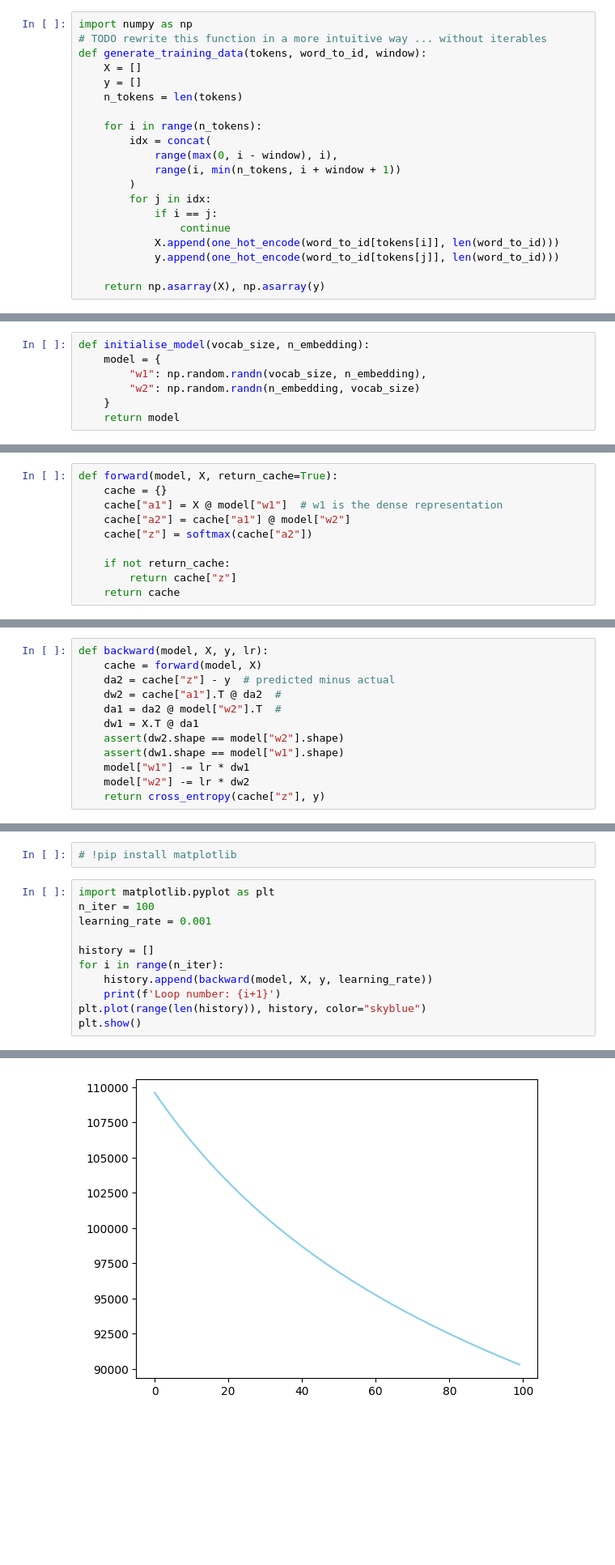
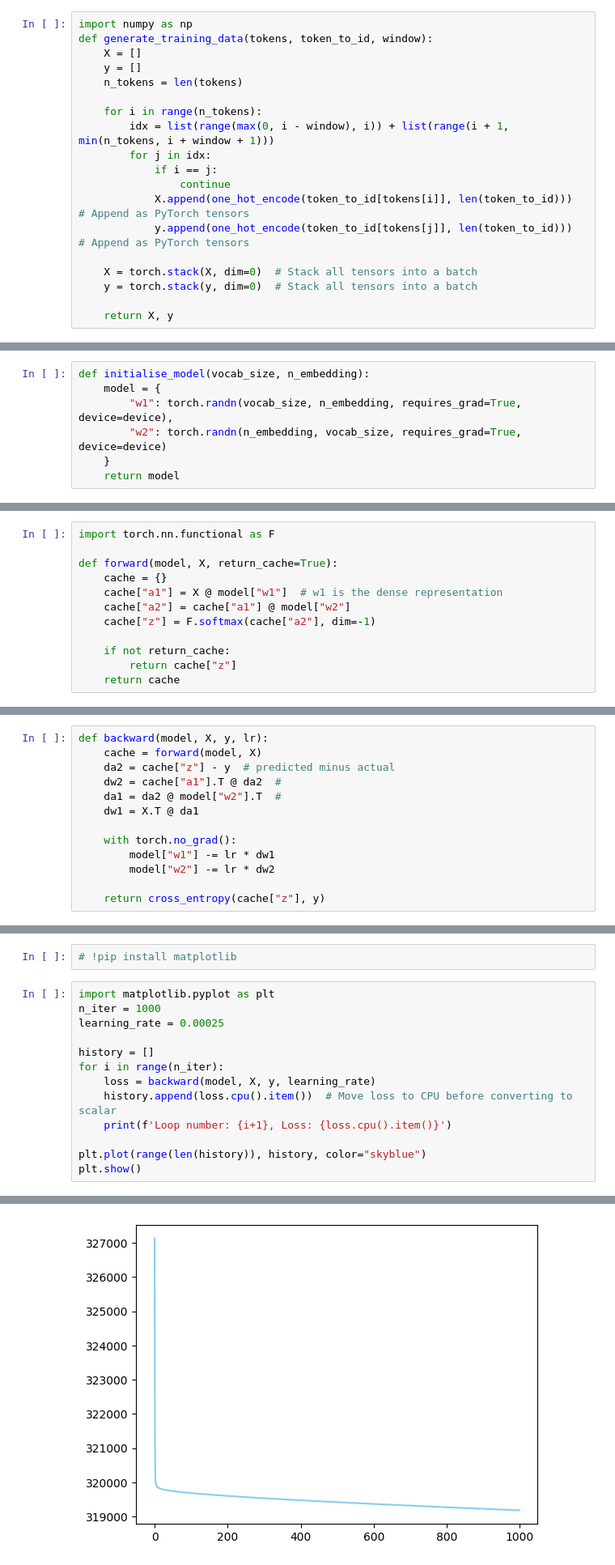
Before and after one commit to andrewvassili/embeddings, a Jupyter notebook: embeddings-from-scratch.ipynb, the cells around one changed output, grey strips where cells are left out. Shown at 81% size. Cells and saved outputs as stored; diff of their text form; blank space fills up the shorter version.

```diff
--- a/embeddings-from-scratch.ipynb
+++ b/embeddings-from-scratch.ipynb
@@ -64,41 +90,42 @@ def one_hot_encode(id, vocab_size):
 # !pip install numpy
 # %%
 import numpy as np
-# TODO rewrite this function in a more intuitive way ... without iterables
-def generate_training_data(tokens, word_to_id, window):
+def generate_training_data(tokens, token_to_id, window):
     X = []
     y = []
     n_tokens = len(tokens)
 
     for i in range(n_tokens):
-        idx = concat(
-            range(max(0, i - window), i),
-            range(i, min(n_tokens, i + window + 1))
-        )
+        idx = list(range(max(0, i - window), i)) + list(range(i + 1, min(n_tokens, i + window + 1)))
         for j in idx:
             if i == j:
                 continue
-            X.append(one_hot_encode(word_to_id[tokens[i]], len(word_to_id)))
-            y.append(one_hot_encode(word_to_id[tokens[j]], len(word_to_id)))
+            X.append(one_hot_encode(token_to_id[tokens[i]], len(token_to_id)))  # Append as PyTorch tensors
+            y.append(one_hot_encode(token_to_id[tokens[j]], len(token_to_id)))  # Append as PyTorch tensors
 
-    return np.asarray(X), np.asarray(y)
+    X = torch.stack(X, dim=0)  # Stack all tensors into a batch
+    y = torch.stack(y, dim=0)  # Stack all tensors into a batch
+
+    return X, y
 # %%
 X, y = generate_training_data(tokens, token_to_id, 3)
 # %%
 def initialise_model(vocab_size, n_embedding):
     model = {
-        "w1": np.random.randn(vocab_size, n_embedding),
-        "w2": np.random.randn(n_embedding, vocab_size)
+        "w1": torch.randn(vocab_size, n_embedding, requires_grad=True, device=device),
+        "w2": torch.randn(n_embedding, vocab_size, requires_grad=True, device=device)
     }
     return model
 # %%
 model = initialise_model(len(token_to_id), 15)
 # %%
+import torch.nn.functional as F
+
 def forward(model, X, return_cache=True):
     cache = {}
     cache["a1"] = X @ model["w1"]  # w1 is the dense representation
     cache["a2"] = cache["a1"] @ model["w2"]
-    cache["z"] = softmax(cache["a2"])
+    cache["z"] = F.softmax(cache["a2"], dim=-1)
 
     if not return_cache:
         return cache["z"]
@@ -117,10 +145,11 @@ def backward(model, X, y, lr):
     dw2 = cache["a1"].T @ da2  #
     da1 = da2 @ model["w2"].T  #
     dw1 = X.T @ da1
-    assert(dw2.shape == model["w2"].shape)
-    assert(dw1.shape == model["w1"].shape)
-    model["w1"] -= lr * dw1
-    model["w2"] -= lr * dw2
+
+    with torch.no_grad():
+        model["w1"] -= lr * dw1
+        model["w2"] -= lr * dw2
+
     return cross_entropy(cache["z"], y)
 # %%
 def cross_entropy(z, y):
@@ -129,13 +158,15 @@ def cross_entropy(z, y):
 # !pip install matplotlib
 # %%
 import matplotlib.pyplot as plt
-n_iter = 100
-learning_rate = 0.001
+n_iter = 1000
+learning_rate = 0.00025
 
 history = []
 for i in range(n_iter):
-    history.append(backward(model, X, y, learning_rate))
-    print(f'Loop number: {i+1}')
+    loss = backward(model, X, y, learning_rate)
+    history.append(loss.cpu().item())  # Move loss to CPU before converting to scalar
+    print(f'Loop number: {i+1}, Loss: {loss.cpu().item()}')
+
 plt.plot(range(len(history)), history, color="skyblue")
 plt.show()
 # %% [output]
@@ -159,2 +190,2 @@ Loop number: 100
-[figure, old version]
+[figure, new version]
 # %%
```
Also changed, not shown: parts of 26 cells of this notebook, 2 other files.
